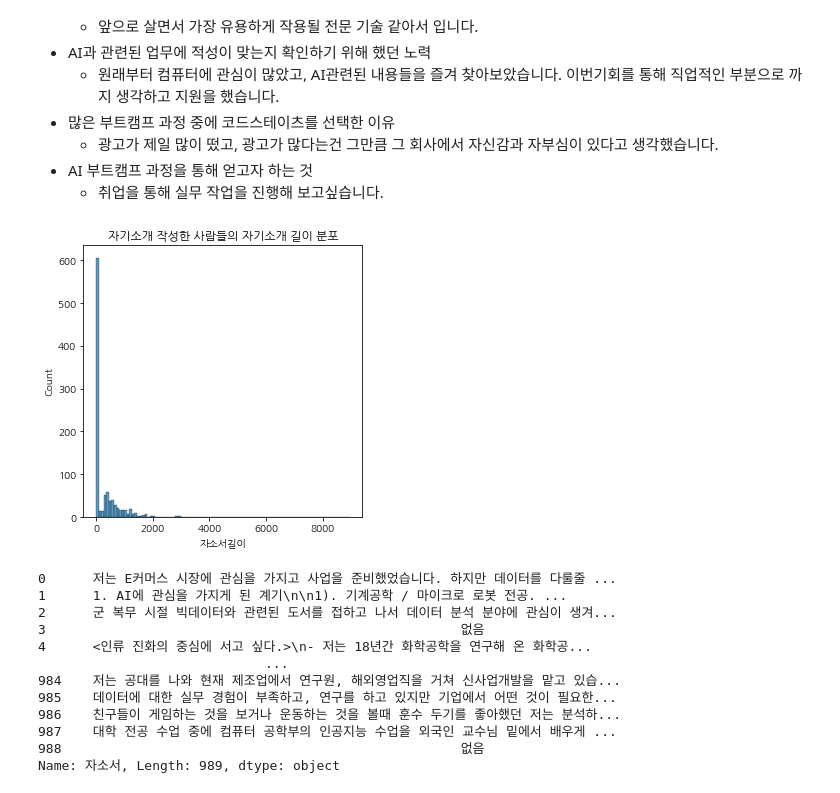
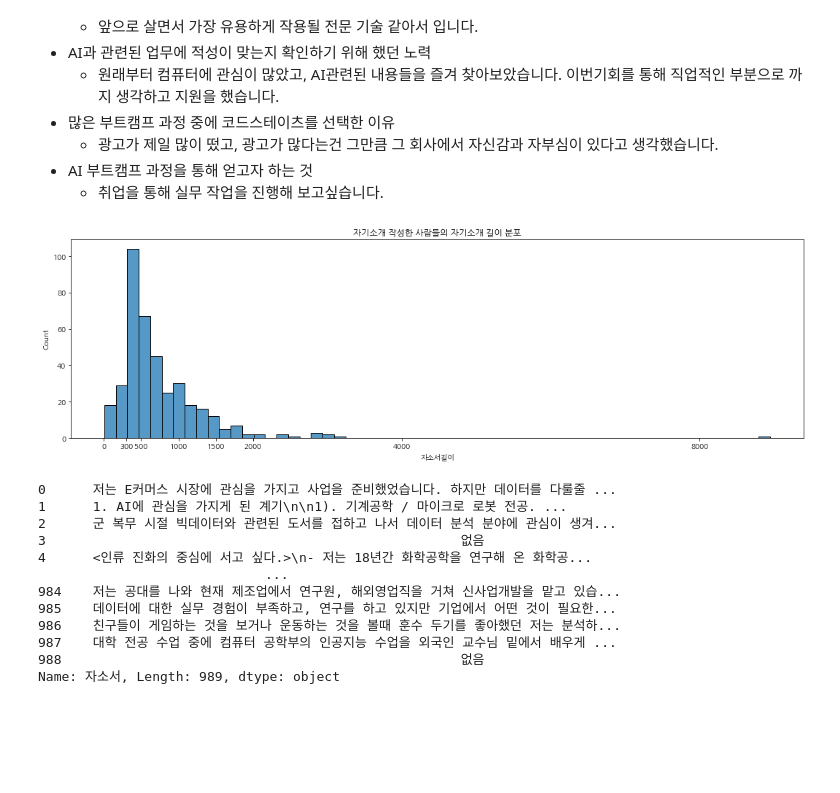
Before and after one commit to dlskawns/coz-project, a Jupyter notebook: GM_협업.ipynb, the cells around one changed output. Cells and saved outputs as stored; diff of their text form; code cells hidden in the pictures; blank space fills up the shorter version.

```diff
--- a/GM_협업.ipynb
+++ b/GM_협업.ipynb
@@ -283,11 +254,13 @@ plt.show();
 - AI 부트캠프 과정을 통해 얻고자 하는 것
   * 취업을 통해 실무 작업을 진행해 보고싶습니다.
 # %%
-sns.histplot(df['자소서길이'])
+sns.histplot(df[df['자소서길이']>1]['자소서길이'])
 plt.title('자기소개 작성한 사람들의 자기소개 길이 분포')
+plt.xticks([0,300,500,1000,1500,2000,4000,8000])
+plt.rcParams['figure.figsize'] = (18,5)
 plt.show();
 # %% [output]
-[figure, old version]
+[figure, new version]
 # %%
 df['자소서']
 # %% [output]
```
Also changed, not shown: parts of 39 cells of this notebook.
